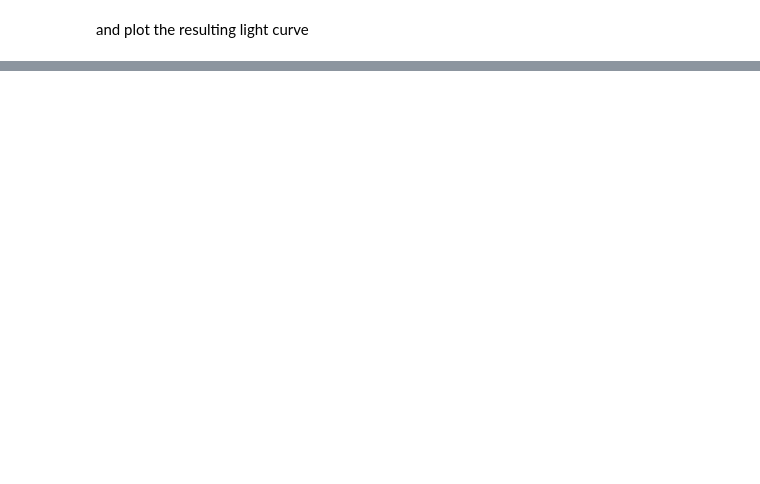
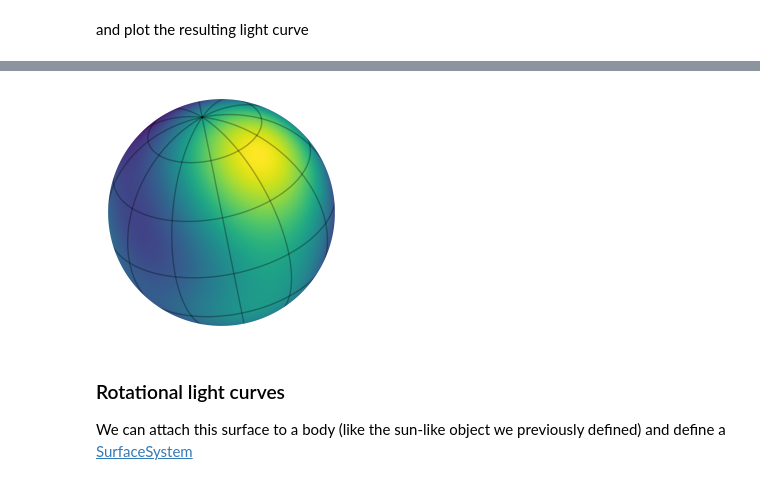
Before and after one commit to exoplanet-dev/jaxoplanet, a Jupyter notebook: docs/tutorials/getting-started.ipynb, the cells around one changed output, grey strips where cells are left out. Cells and saved outputs as stored; diff of their text form; code cells hidden in the pictures; blank space fills up the shorter version.

Commit message:
docs: add starry to get-started and remove from tutorials

```diff
--- a/docs/tutorials/getting-started.ipynb
+++ b/docs/tutorials/getting-started.ipynb
@@ -104,0 +137,20 @@ _ = plt.ylabel("relative flux")
+# %%
+import numpy as np
+from jaxoplanet.experimental.starry.ylm import Ylm
+from jaxoplanet.experimental.starry.surface import Surface
+from jaxoplanet.experimental.starry.visualization import show_surface
+
+np.random.seed(42)
+y = Ylm.from_dense([1.00, *np.random.normal(0.0, 2e-2, size=15)])
+
+u = (0.1, 0.1)
+surface = Surface(inc=1.0, obl=0.2, period=27.0, u=u, y=y)
+
+plt.figure(figsize=(3, 3))
+show_surface(surface)
+# %% [output]
+[figure, added]
+# %% [markdown]
+### Rotational light curves
+
+We can attach this surface to a body (like the sun-like object we previously defined) and define a [SurfaceSystem](jaxoplanet.experimental.starry.orbit.SurfaceSystem)
```
Also changed, not shown: parts of 17 cells of this notebook, 2 other files.
